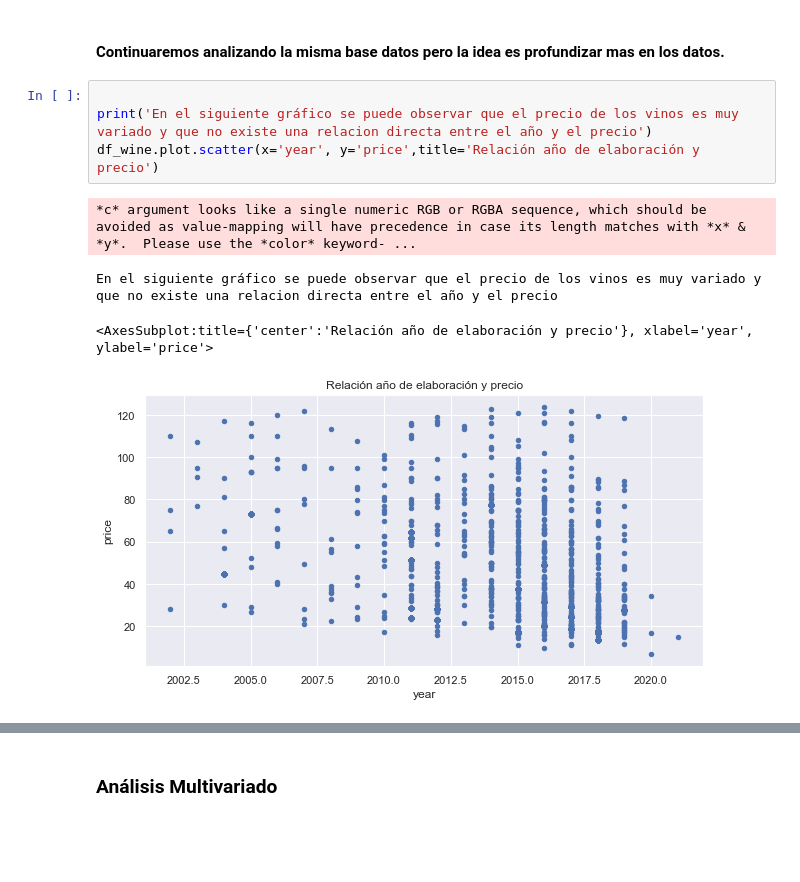
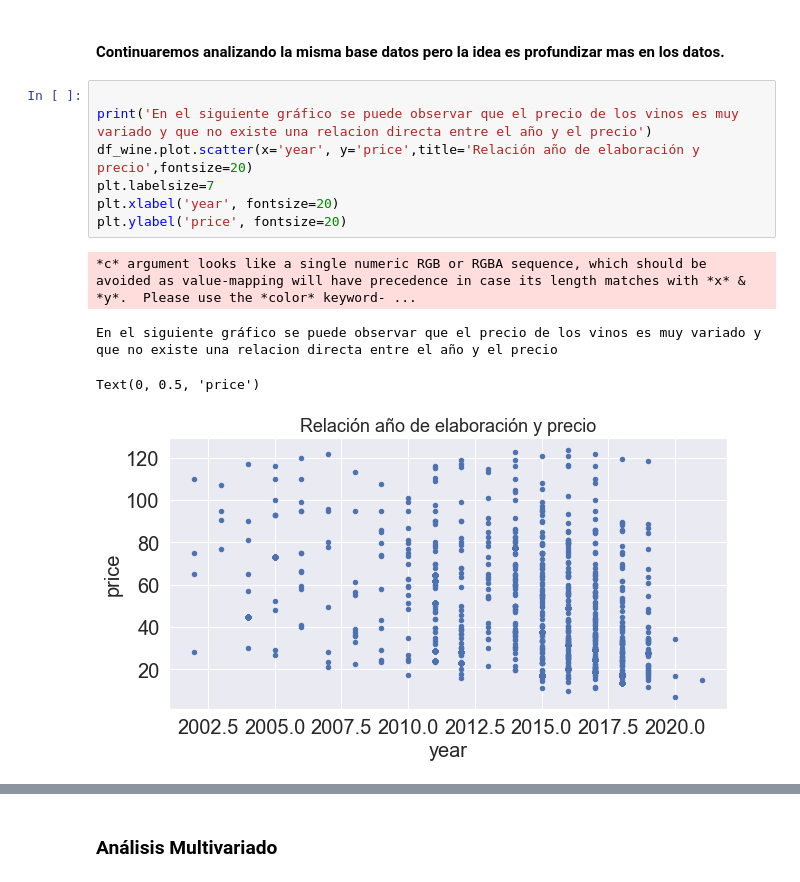
Before and after one commit to car-vigo/vinos-corderhouse, a Jupyter notebook: notebooks/3.0-vinos.coderhouse-eda.ipynb, the cells around one changed output, grey strips where cells are left out. Saved outputs shown, nothing was run; the diff lists cells and outputs as text; blank space fills up the shorter version.

```diff
--- a/notebooks/3.0-vinos.coderhouse-eda.ipynb
+++ b/notebooks/3.0-vinos.coderhouse-eda.ipynb
@@ -187,12 +195,15 @@ Se puede observar que la mayoria de los vinos que vamos a analizar son Rioja Red
 # %%
 
 print('En el siguiente gráfico se puede observar que el precio de los vinos es muy variado y que no existe una relacion directa entre el año y el precio')
-df_wine.plot.scatter(x='year', y='price',title='Relación año de elaboración y precio')
+df_wine.plot.scatter(x='year', y='price',title='Relación año de elaboración y precio',fontsize=20)
+plt.labelsize=7
+plt.xlabel('year', fontsize=20)
+plt.ylabel('price', fontsize=20)
 # %% [output]
 *c* argument looks like a single numeric RGB or RGBA sequence, which should be avoided as value-mapping will have precedence in case its length matches with *x* & *y*.  Please use the *color* keyword- ...
 En el siguiente gráfico se puede observar que el precio de los vinos es muy variado y que no existe una relacion directa entre el año y el precio
-<AxesSubplot:title={'center':'Relación año de elaboración y precio'}, xlabel='year', ylabel='price'>
+Text(0, 0.5, 'price')
-[figure, old version]
+[figure, new version]
 # %%
 #Boxplot
 print('Se puede observar que dentro de un mismo tipo de vino, existe distintas calidades de los mismos')
```
Also changed, not shown: parts of 14 cells of this notebook.
